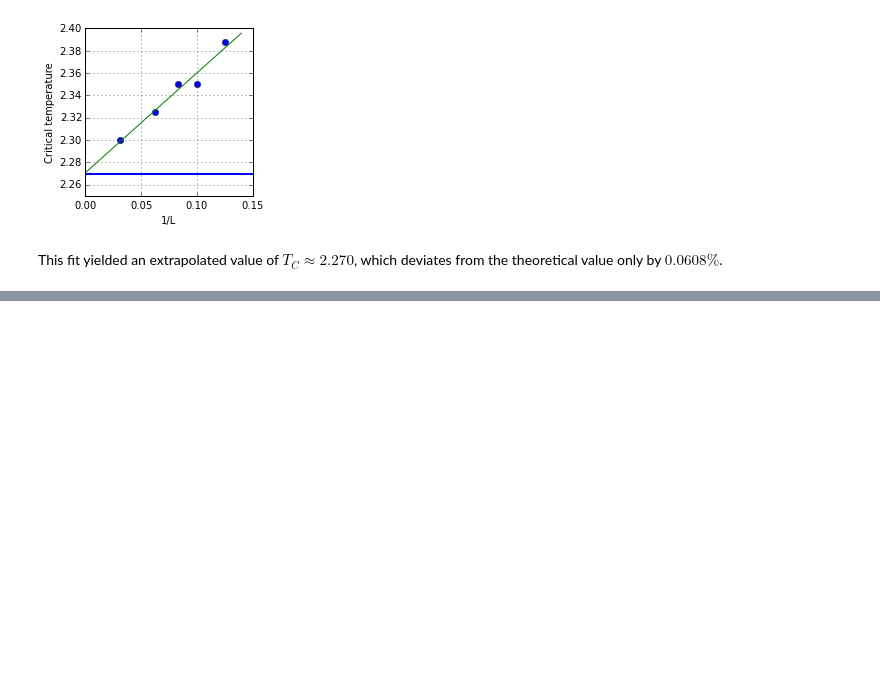
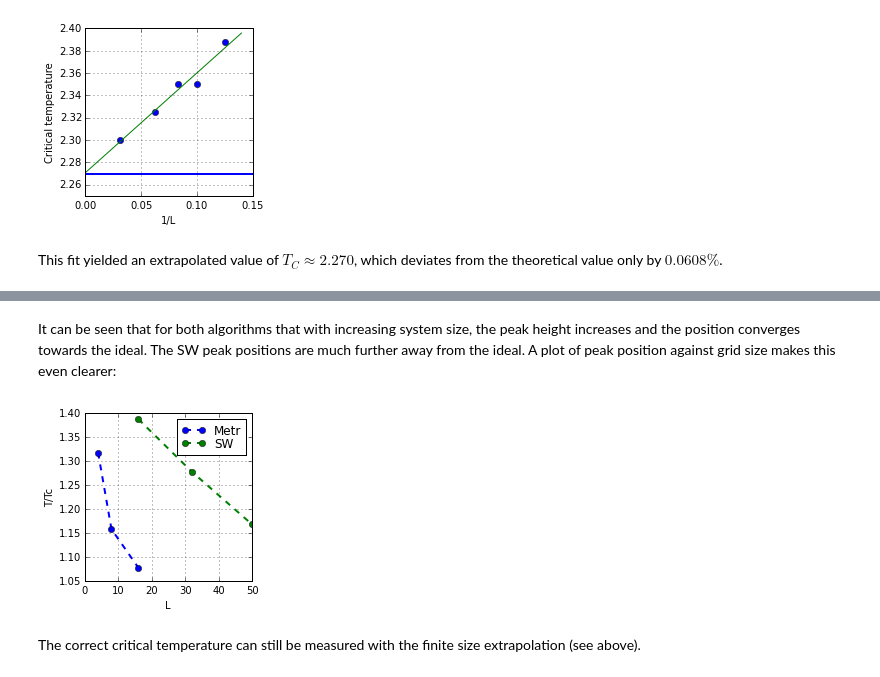
Before and after one commit to s9w/magneto, a Jupyter notebook: usage.ipynb, the cells around one changed output, grey strips where cells are left out. Cells and saved outputs as stored; diff of their text form; code cells hidden in the pictures; blank space fills up the shorter version.

```diff
--- a/usage.ipynb
+++ b/usage.ipynb
@@ -153,0 +198,13 @@ This fit yielded an extrapolated value of $T_C\approx 2.270$, which deviates fro
+# %% [markdown]
+It can be seen that for both algorithms that with increasing system size, the peak height increases and the position converges towards the ideal. The SW peak positions are much further away from the ideal. A plot of peak position against grid size makes this even clearer:
+# %%
+fig = plt.figure(figsize=(3,3))
+ax = fig.add_subplot(111, xlabel="L", ylabel="T/Tc")
+ax.plot(l1, Tc1/Tc, "o--", lw=2, label="Metr")
+ax.plot(l2, Tc2/Tc, "o--", lw=2, label="SW")
+ax.legend(loc="upper right", labelspacing=0.0)
+ax.grid(True)
+# %% [output]
+[figure, added]
+# %% [markdown]
+The correct critical temperature can still be measured with the finite size extrapolation (see above).
```
Also changed, not shown: parts of 16 cells of this notebook, 6 other files.
